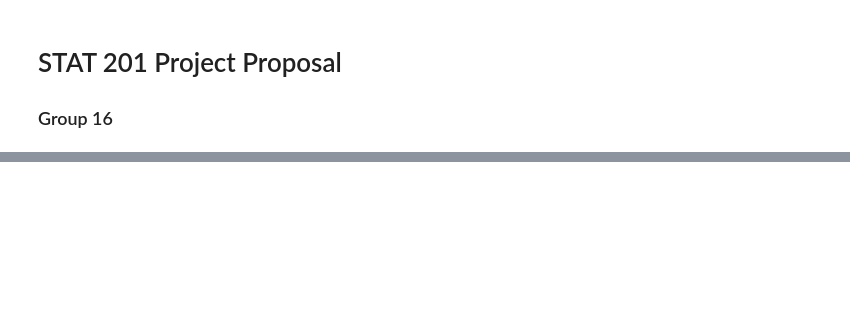
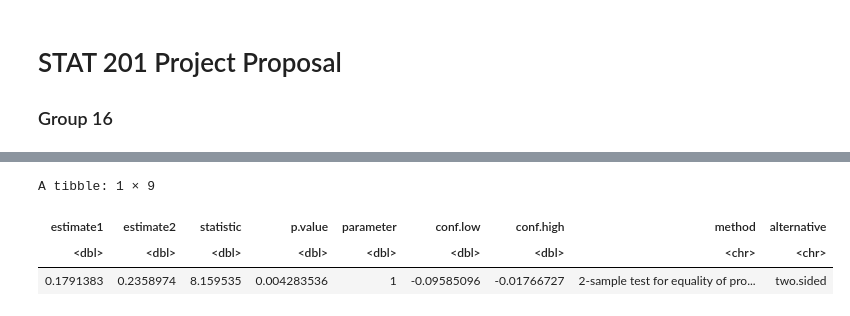
Before and after one commit to willis-cao/stat201-project-group16, a Jupyter notebook: proposal.ipynb, the cells around one changed output, grey strips where cells are left out. Drawn from its saved outputs; the diff is of its cells as text; code cells hidden in the pictures; blank space fills up the shorter version.

```diff
--- a/proposal.ipynb
+++ b/proposal.ipynb
@@ -71,0 +65,14 @@ dbl (7): YEAR, MONTH, DAY, HOUR, MINUTE, X, Y
+# %%
+wpg_precovid <- wpg |>
+    filter((YEAR == 2018 & MONTH > 2) | YEAR == 2019 | (YEAR == 2020 & MONTH < 3))
+
+wpg_covid <- wpg |>
+    filter((YEAR == 2020 & MONTH > 2) | YEAR == 2021 | (YEAR == 2022 & MONTH < 3))
+
+wpg_precovid_by_type <- wpg_precovid |>
+    group_by(TYPE) |>
+    summarize(n = n())
+
+wpg_covid_by_type <- wpg_covid |>
+    group_by(TYPE) |>
+    summarize(n = n())
@@ -71,0 +143,12 @@ dbl (7): YEAR, MONTH, DAY, HOUR, MINUTE, X, Y
+# %%
+z_test <- tidy(prop.test(
+    x = n_break_col,
+    n = n_total_col,
+    correct = FALSE
+    ))
+z_test
+# %% [output]
+A tibble: 1 × 9
+| estimate1 | estimate2 | statistic | p.value | parameter | conf.low | conf.high | method | alternative |
+| <dbl> | <dbl> | <dbl> | <dbl> | <dbl> | <dbl> | <dbl> | <chr> | <chr> |
+| 0.1791383 | 0.2358974 | 8.159535 | 0.004283536 | 1 | -0.09585096 | -0.01766727 | 2-sample test for equality of pro... | two.sided |
```
Also changed, not shown: parts of 14 cells of this notebook.
